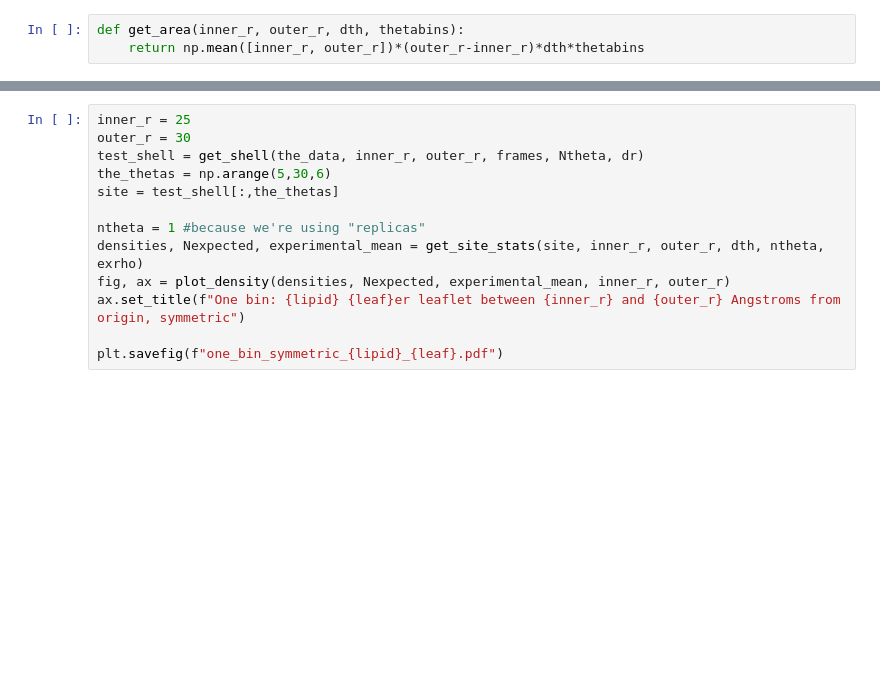
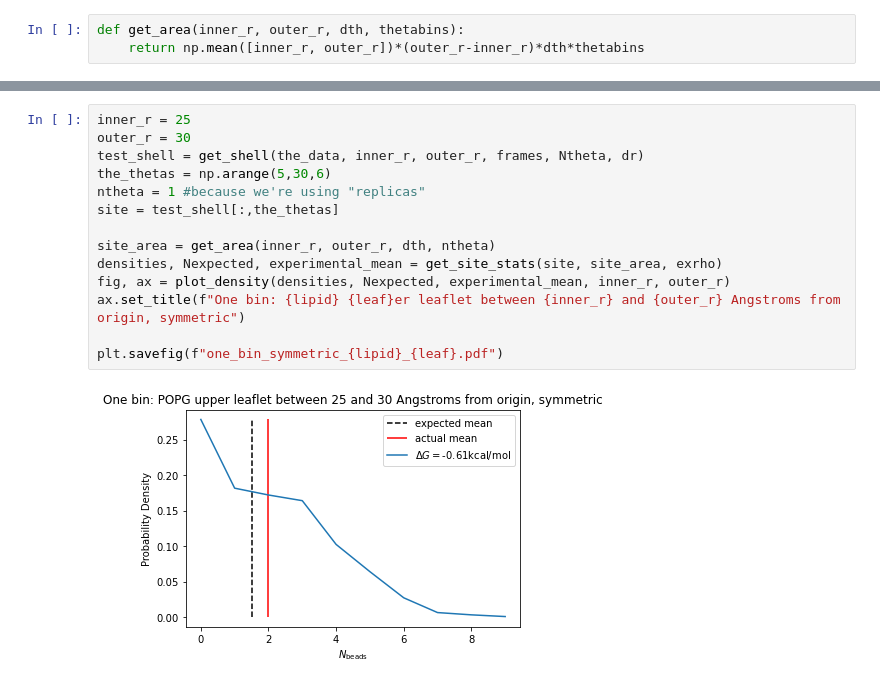
Before and after one commit to BranniganLab/density_threshold_affinity, a Jupyter notebook: python/get_probability_distributions.ipynb, the cells around one changed output, grey strips where cells are left out. Cells and saved outputs as stored; diff of their text form; blank space fills up the shorter version.

```diff
--- a/python/get_probability_distributions.ipynb
+++ b/python/get_probability_distributions.ipynb
@@ -121,16 +126,19 @@ plt.savefig(f"one_bin_site_{lipid}_{leaf}.pdf")
 # %%
 inner_r = 25
 outer_r = 30
 test_shell = get_shell(the_data, inner_r, outer_r, frames, Ntheta, dr)
 the_thetas = np.arange(5,30,6)
+ntheta = 1 #because we're using "replicas"
 site = test_shell[:,the_thetas]
 
-ntheta = 1 #because we're using "replicas"
-densities, Nexpected, experimental_mean = get_site_stats(site, inner_r, outer_r, dth, ntheta, exrho)
+site_area = get_area(inner_r, outer_r, dth, ntheta)
+densities, Nexpected, experimental_mean = get_site_stats(site, site_area, exrho)
 fig, ax = plot_density(densities, Nexpected, experimental_mean, inner_r, outer_r)
 ax.set_title(f"One bin: {lipid} {leaf}er leaflet between {inner_r} and {outer_r} Angstroms from origin, symmetric")
 
 plt.savefig(f"one_bin_symmetric_{lipid}_{leaf}.pdf")
+# %% [output]
+[figure, added]
 # %%
 inner_r = 25
 outer_r = 35
```
Also changed, not shown: parts of 7 cells of this notebook.
